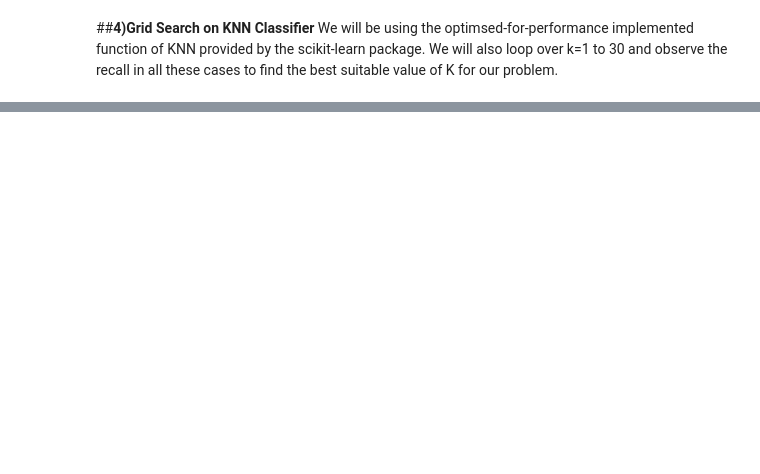
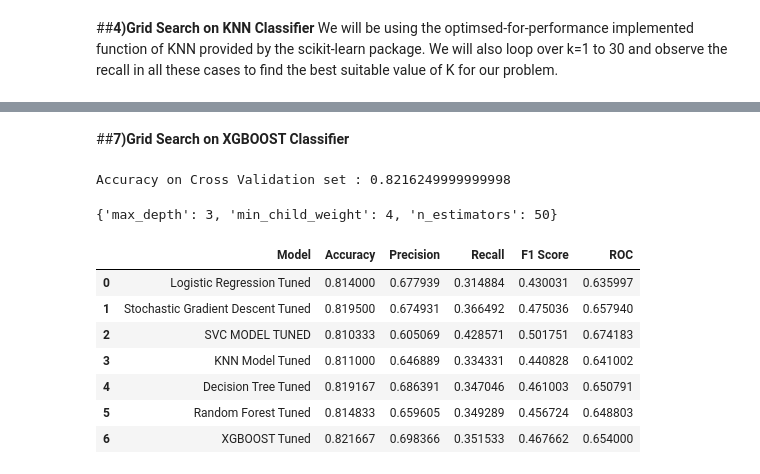
Before and after one commit to AnkitPatel745/Credit-Card-Default-Prediction-Capstone-Project, a Jupyter notebook: Credit_Card_Default_Prediction_Capstone_Project.ipynb, the cells around one changed output, grey strips where cells are left out. Saved outputs shown, nothing was run; the diff lists cells and outputs as text; code cells hidden in the pictures; blank space fills up the shorter version.

Commit message:
Adding more Optimization Model

```diff
--- a/Credit_Card_Default_Prediction_Capstone_Project.ipynb
+++ b/Credit_Card_Default_Prediction_Capstone_Project.ipynb
@@ -1326,0 +1401,12 @@ model_results
+# %%
+y_pred_rf = grid_search_rf.predict(X_test)
+# %%
+roc=roc_auc_score(y_test, y_pred_rf)
+acc = accuracy_score(y_test, y_pred_rf)
+prec = precision_score(y_test, y_pred_rf)
+rec = recall_score(y_test, y_pred_rf)
+f1 = f1_score(y_test, y_pred_rf)
+model=  pd.DataFrame([['Random Forest Tuned', acc,prec,rec, f1,roc]],
+               columns = ['Model', 'Accuracy', 'Precision', 'Recall', 'F1 Score','ROC'])
+model_results = model_results.append(model, ignore_index = True)
+model_results
@@ -1326,0 +1421,37 @@ model_results
+# %% [markdown]
+##**7)Grid Search on XGBOOST Classifier**
+# %%
+param_grid_xgb ={'n_estimators': [50,100,150,200], 'max_depth': [3,5,7,10], 'min_child_weight': [2,3,4,5]}
+grid_search_xgb = GridSearchCV(estimator=xgb,param_grid=param_grid_xgb,scoring='accuracy',cv=5,n_jobs=-1)
+grid_seaech_xgb = grid_search_xgb.fit(X_train,y_train)
+# %%
+best_accuracy_1 = grid_search_xgb.best_score_
+print('Accuracy on Cross Validation set :',best_accuracy_1)
+# %% [output]
+Accuracy on Cross Validation set : 0.8216249999999998
+# %%
+best_parameters_2 = grid_search_xgb.best_params_
+best_parameters_2
+# %% [output]
+{'max_depth': 3, 'min_child_weight': 4, 'n_estimators': 50}
+# %%
+y_pred_xgb = grid_search_xgb.predict(X_test)
+# %%
+roc=roc_auc_score(y_test, y_pred_xgb)
+acc = accuracy_score(y_test, y_pred_xgb)
+prec = precision_score(y_test, y_pred_xgb)
+rec = recall_score(y_test, y_pred_xgb)
+f1 = f1_score(y_test, y_pred_xgb)
+model =  pd.DataFrame([['XGBOOST Tuned', acc,prec,rec, f1,roc]],
+               columns = ['Model', 'Accuracy', 'Precision', 'Recall', 'F1 Score','ROC'])
+model_results = model_results.append(model, ignore_index = True)
+model_results
+# %% [output]
+|  | Model | Accuracy | Precision | Recall | F1 Score | ROC |
+| 0 | Logistic Regression Tuned | 0.814000 | 0.677939 | 0.314884 | 0.430031 | 0.635997 |
+| 1 | Stochastic Gradient Descent Tuned | 0.819500 | 0.674931 | 0.366492 | 0.475036 | 0.657940 |
+| 2 | SVC MODEL TUNED | 0.810333 | 0.605069 | 0.428571 | 0.501751 | 0.674183 |
+| 3 | KNN Model Tuned | 0.811000 | 0.646889 | 0.334331 | 0.440828 | 0.641002 |
+| 4 | Decision Tree Tuned | 0.819167 | 0.686391 | 0.347046 | 0.461003 | 0.650791 |
+| 5 | Random Forest Tuned | 0.814833 | 0.659605 | 0.349289 | 0.456724 | 0.648803 |
+| 6 | XGBOOST Tuned | 0.821667 | 0.698366 | 0.351533 | 0.467662 | 0.654000 |
```
Also changed, not shown: parts of 27 cells of this notebook.
